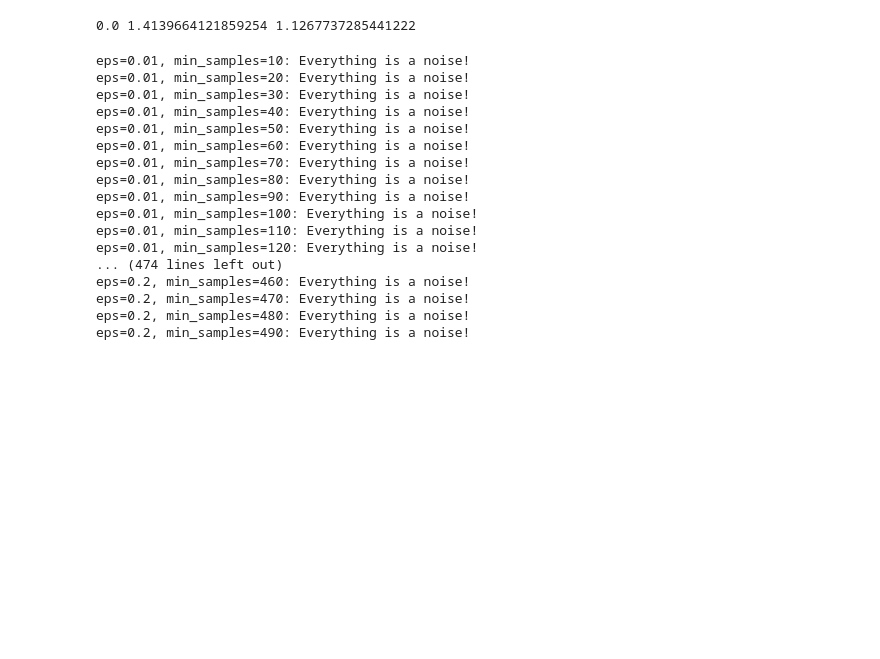
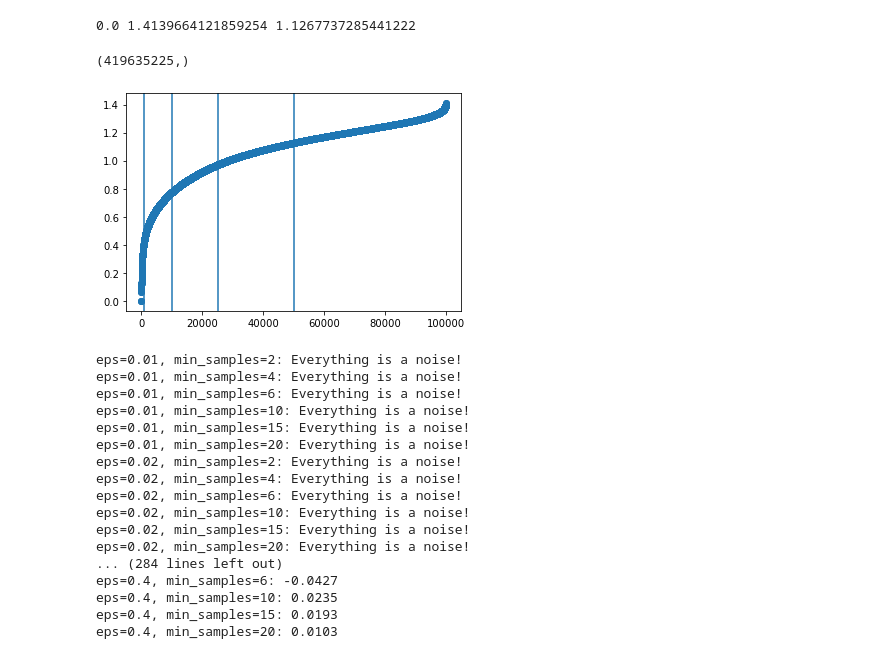
Before and after one commit to dptrsa-300/pss, a Jupyter notebook: DBSCAN on DeepFold.ipynb, the cells around one changed output. Cells and saved outputs as stored; diff of their text form; code cells hidden in the pictures; blank space fills up the shorter version.

```diff
--- a/clustering_model.ipynb
+++ b/DBSCAN on DeepFold.ipynb
@@ -541,29 +541,46 @@ median_ed = np.median(ed)
 print(min_ed, max_ed, median_ed)
 # %% [output]
 0.0 1.4139664121859254 1.1267737285441222
+# %%
+ed_flatten = ed.flatten()
+# %%
+ed_flatten.shape
+# %% [output]
+(419635225,)
+# %%
+sample_ed = np.random.choice(ed_flatten, 100000)
+# %%
+plt.scatter(range(len(sample_ed)), np.sort(sample_ed))
+plt.axvline(len(sample_ed)/2)
+plt.axvline(len(sample_ed)/4)
+plt.axvline(len(sample_ed)/10)
+plt.axvline(len(sample_ed)/100)
+plt.show()
+# %% [output]
+[figure, added]
 # %%
-range_eps = np.linspace(start=0.01, stop=0.2, num=10)
-range_min_samples = range(10, 500, 10)
+range_eps = np.linspace(start=0.01, stop=0.4, num=50)
+range_min_samples = [2, 4, 6, 10, 15, 20]
 
 search_results = dbscan_gridsearch(X_clean, range_eps, range_min_samples)
 # %% [output]
+eps=0.01, min_samples=2: Everything is a noise!
+eps=0.01, min_samples=4: Everything is a noise!
+eps=0.01, min_samples=6: Everything is a noise!
 eps=0.01, min_samples=10: Everything is a noise!
+eps=0.01, min_samples=15: Everything is a noise!
 eps=0.01, min_samples=20: Everything is a noise!
-eps=0.01, min_samples=30: Everything is a noise!
-eps=0.01, min_samples=40: Everything is a noise!
-eps=0.01, min_samples=50: Everything is a noise!
-eps=0.01, min_samples=60: Everything is a noise!
-eps=0.01, min_samples=70: Everything is a noise!
-eps=0.01, min_samples=80: Everything is a noise!
-eps=0.01, min_samples=90: Everything is a noise!
-eps=0.01, min_samples=100: Everything is a noise!
-eps=0.01, min_samples=110: Everything is a noise!
-eps=0.01, min_samples=120: Everything is a noise!
-... (474 lines left out)
-eps=0.2, min_samples=460: Everything is a noise!
-eps=0.2, min_samples=470: Everything is a noise!
-eps=0.2, min_samples=480: Everything is a noise!
-eps=0.2, min_samples=490: Everything is a noise!
+eps=0.02, min_samples=2: Everything is a noise!
+eps=0.02, min_samples=4: Everything is a noise!
+eps=0.02, min_samples=6: Everything is a noise!
+eps=0.02, min_samples=10: Everything is a noise!
+eps=0.02, min_samples=15: Everything is a noise!
+eps=0.02, min_samples=20: Everything is a noise!
+... (284 lines left out)
+eps=0.4, min_samples=6: -0.0427
+eps=0.4, min_samples=10: 0.0235
+eps=0.4, min_samples=15: 0.0193
+eps=0.4, min_samples=20: 0.0103
 # %%
 search_results
 # %% [output]
```
Also changed, not shown: parts of 14 cells of this notebook.
